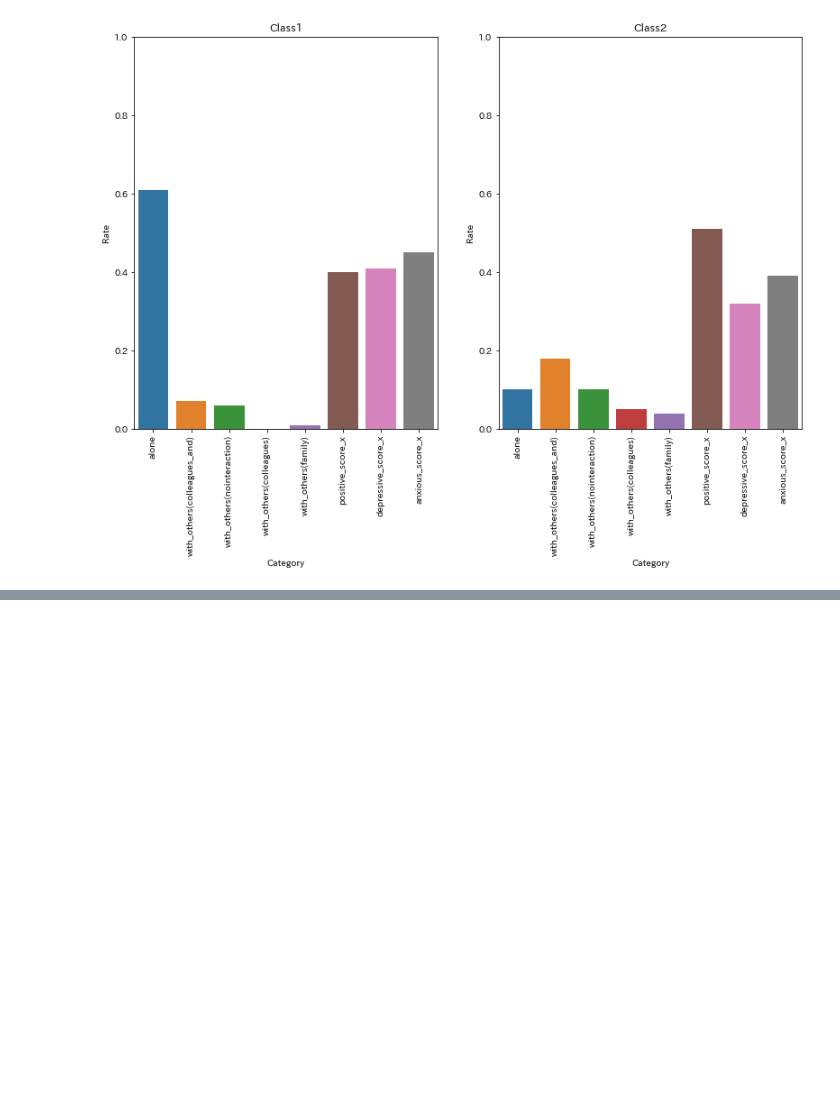
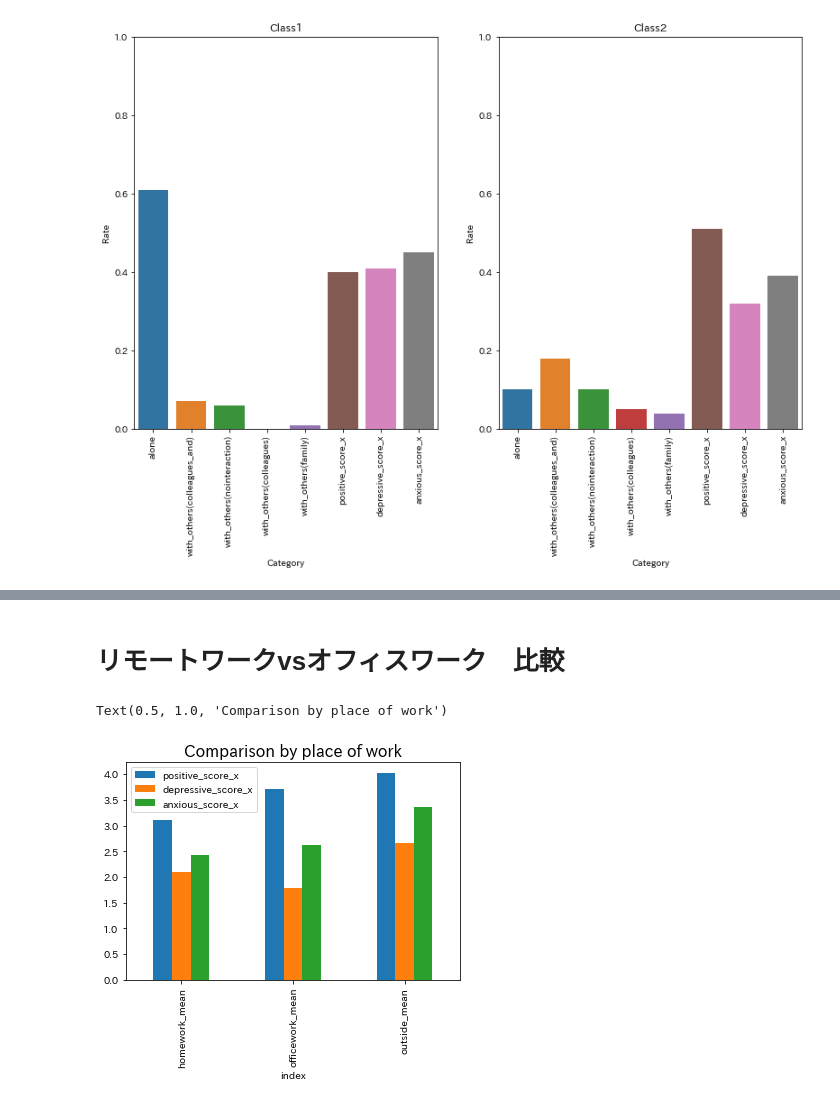
Before and after one commit to yusukennn/research_mental_prediction, a Jupyter notebook: code/analyse/clustering.ipynb, the cells around one changed output, grey strips where cells are left out. Cells and saved outputs as stored; diff of their text form; code cells hidden in the pictures; blank space fills up the shorter version.

Commit message:
make graph "comparison by place of work"

```diff
--- a/code/analyse/clustering.ipynb
+++ b/code/analyse/clustering.ipynb
@@ -434,0 +325,28 @@ plt.ylim(0, 1)
+# %% [markdown]
+# リモートワークvsオフィスワーク　比較
+# %%
+workspace_df = cluster_data
+# どこで働いたかを示すカラムを追加
+workspace_df[['homework','officework','outside_space']] = 0
+workspace_df.loc[(workspace_df['home(other)']>1)|(workspace_df['home(placeforwork)']>1)|(workspace_df['home(living)']>1),'homework'] = 1
+workspace_df.loc[(workspace_df['workplace']>1)|(workspace_df['field']>1),'officework'] = 1
+workspace_df.loc[(workspace_df['workspace_outside']>1)|(workspace_df['store/outside']>1), 'outside_space'] = 1
+# %%
+# print(workspace_df['homework'].value_counts())
+# print(workspace_df['officework'].value_counts())
+# print(workspace_df['outside_space'].value_counts())
+homework_df = workspace_df.query('homework == 1')
+officework_df = workspace_df.query('officework == 1')
+outside_df = workspace_df.query('outside_space == 1')
+# %%
+homework_mean = homework_df.describe()[['positive_score_x','depressive_score_x', 'anxious_score_x']].reset_index().query('index == "mean"').replace({'mean':'homework_mean'})
+officework_mean = officework_df.describe()[['positive_score_x','depressive_score_x', 'anxious_score_x']].reset_index().query('index == "mean"').replace({'mean':'officework_mean'})
+outside_mean = outside_df.describe()[['positive_score_x','depressive_score_x', 'anxious_score_x']].reset_index().query('index == "mean"').replace({'mean':'outside_mean'})
+df_concat = pd.concat([homework_mean, officework_mean])
+df_concat = pd.concat([df_concat, outside_mean])
+df_concat = df_concat.set_index('index')
+df_concat.plot.bar()
+plt.title(u'Comparison by place of work', size=16)
+# %% [output]
+Text(0.5, 1.0, 'Comparison by place of work')
+[figure, added]
```
Also changed, not shown: parts of 7 cells of this notebook, 1 other file.
